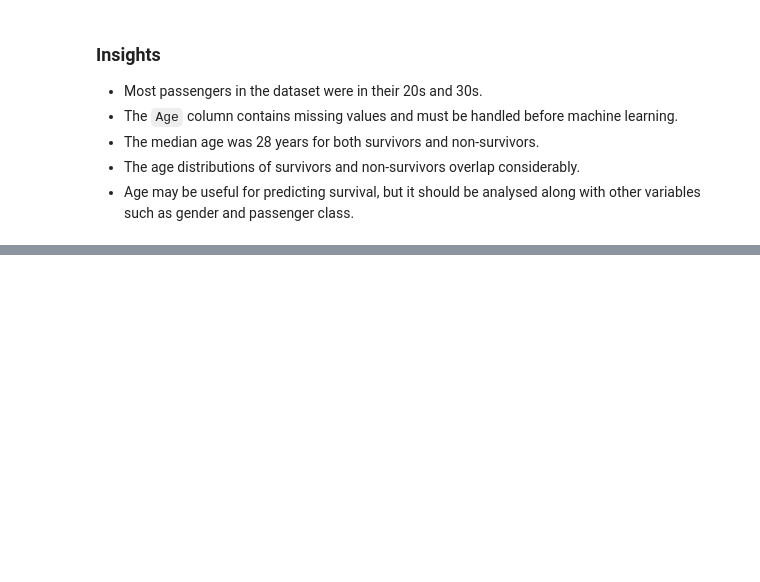
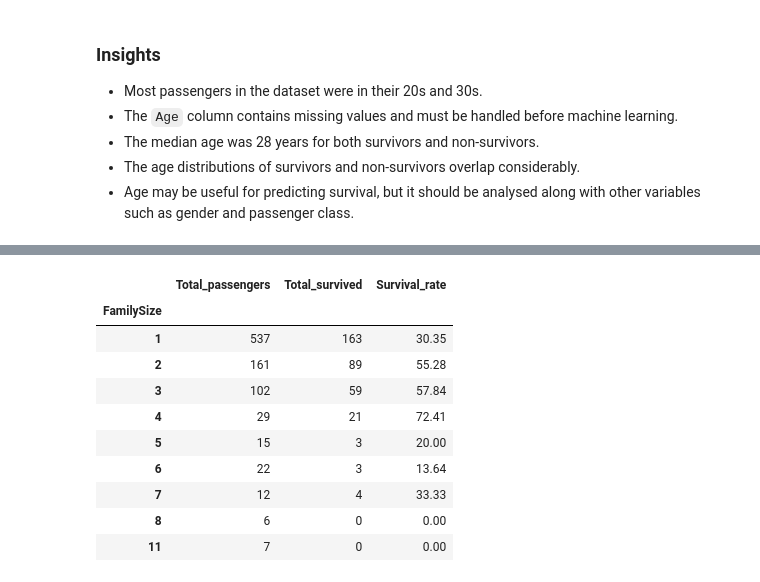
Before and after one commit to Dvnsh-coder/data-science-practice, a Jupyter notebook: Titanic/titanic_eda.ipynb, the cells around one changed output, grey strips where cells are left out. Cells and saved outputs as stored; diff of their text form; code cells hidden in the pictures; blank space fills up the shorter version.

```diff
--- a/Titanic/titanic_eda.ipynb
+++ b/Titanic/titanic_eda.ipynb
@@ -418,0 +439,22 @@ Name: Age, dtype: float64
+# %%
+family_survival = df.groupby('FamilySize')['Survived'].agg(
+    Total_passengers = 'count',
+    Total_survived = 'sum',
+    Survival_rate =  'mean'
+    )
+# %%
+family_survival['Survival_rate'] = (family_survival['Survival_rate']*100).round(2)
+# %%
+family_survival
+# %% [output]
+|  | Total_passengers | Total_survived | Survival_rate |
+| FamilySize |  |  |  |
+| 1 | 537 | 163 | 30.35 |
+| 2 | 161 | 89 | 55.28 |
+| 3 | 102 | 59 | 57.84 |
+| 4 | 29 | 21 | 72.41 |
+| 5 | 15 | 3 | 20.00 |
+| 6 | 22 | 3 | 13.64 |
+| 7 | 12 | 4 | 33.33 |
+| 8 | 6 | 0 | 0.00 |
+| 11 | 7 | 0 | 0.00 |
```
Also changed, not shown: parts of 12 cells of this notebook.
